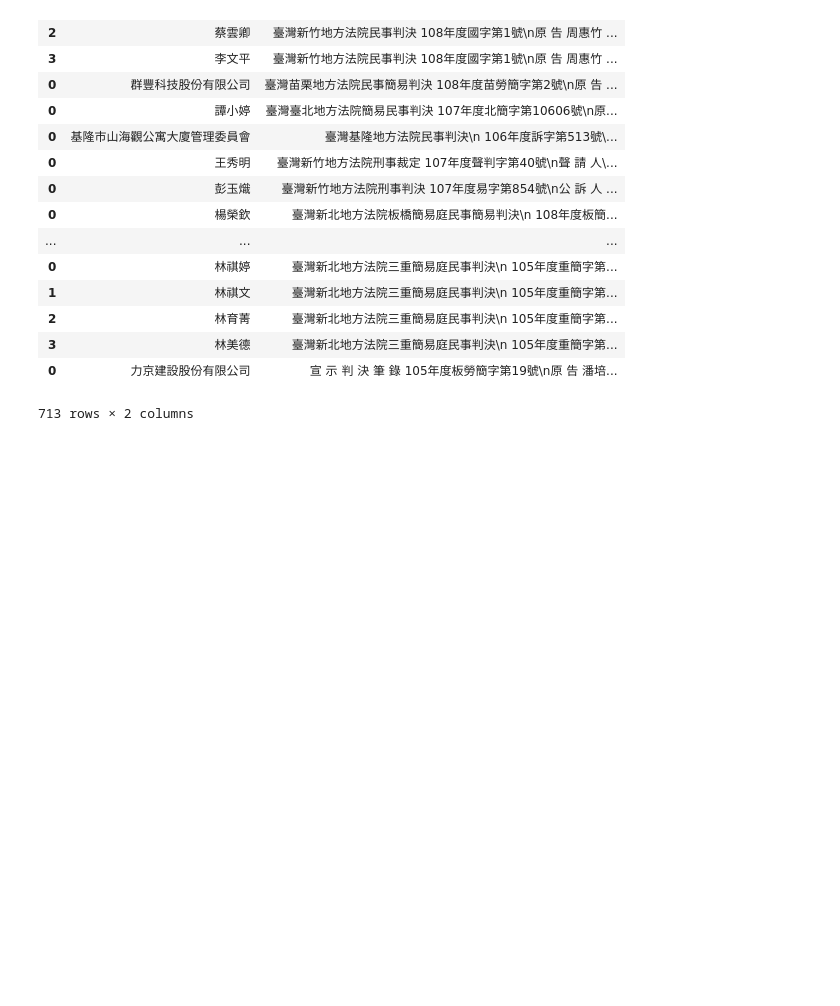
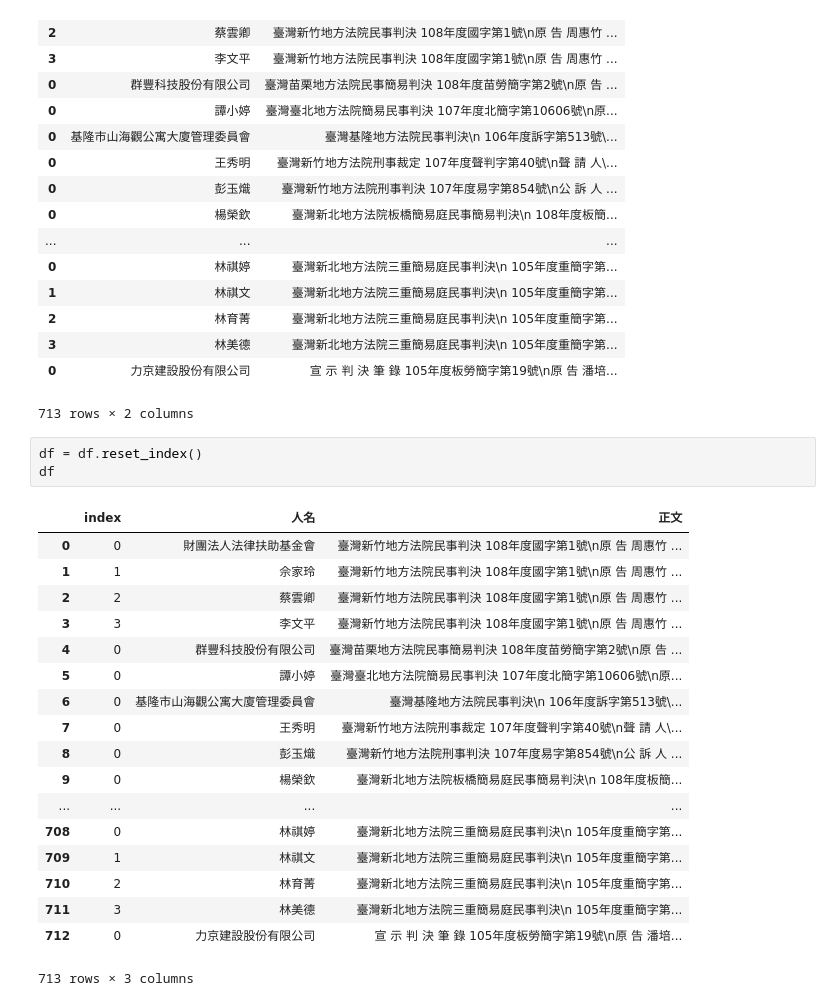
Before and after one commit to kevin21326/web_crawler_4_financial_index, a Jupyter notebook: tutorial_judicial_crawler_1.ipynb, the cells around one changed output. Drawn from its saved outputs; the diff is of its cells as text; blank space fills up the shorter version.

```diff
--- a/tutorial_judicial_crawler_1.ipynb
+++ b/tutorial_judicial_crawler_1.ipynb
@@ -146,3 +146,25 @@ df
 | 3 | 林美德 | 臺灣新北地方法院三重簡易庭民事判決\n 105年度重簡字第... |
 | 0 | 力京建設股份有限公司 | 宣 示 判 決 筆 錄 105年度板勞簡字第19號\n原 告 潘培... |
 713 rows × 2 columns
+# %%
+df = df.reset_index()
+df
+# %% [output]
+|  | index | 人名 | 正文 |
+| 0 | 0 | 財團法人法律扶助基金會 | 臺灣新竹地方法院民事判決 108年度國字第1號\n原 告 周惠竹 ... |
+| 1 | 1 | 佘家玲 | 臺灣新竹地方法院民事判決 108年度國字第1號\n原 告 周惠竹 ... |
+| 2 | 2 | 蔡雲卿 | 臺灣新竹地方法院民事判決 108年度國字第1號\n原 告 周惠竹 ... |
+| 3 | 3 | 李文平 | 臺灣新竹地方法院民事判決 108年度國字第1號\n原 告 周惠竹 ... |
+| 4 | 0 | 群豐科技股份有限公司 | 臺灣苗栗地方法院民事簡易判決 108年度苗勞簡字第2號\n原 告 ... |
+| 5 | 0 | 譚小婷 | 臺灣臺北地方法院簡易民事判決 107年度北簡字第10606號\n原... |
+| 6 | 0 | 基隆市山海觀公寓大廈管理委員會 | 臺灣基隆地方法院民事判決\n 106年度訴字第513號\... |
+| 7 | 0 | 王秀明 | 臺灣新竹地方法院刑事裁定 107年度聲判字第40號\n聲 請 人\... |
+| 8 | 0 | 彭玉熾 | 臺灣新竹地方法院刑事判決 107年度易字第854號\n公 訴 人 ... |
+| 9 | 0 | 楊榮欽 | 臺灣新北地方法院板橋簡易庭民事簡易判決\n 108年度板簡... |
+| ... | ... | ... | ... |
+| 708 | 0 | 林祺婷 | 臺灣新北地方法院三重簡易庭民事判決\n 105年度重簡字第... |
+| 709 | 1 | 林祺文 | 臺灣新北地方法院三重簡易庭民事判決\n 105年度重簡字第... |
+| 710 | 2 | 林育菁 | 臺灣新北地方法院三重簡易庭民事判決\n 105年度重簡字第... |
+| 711 | 3 | 林美德 | 臺灣新北地方法院三重簡易庭民事判決\n 105年度重簡字第... |
+| 712 | 0 | 力京建設股份有限公司 | 宣 示 判 決 筆 錄 105年度板勞簡字第19號\n原 告 潘培... |
+713 rows × 3 columns
```
